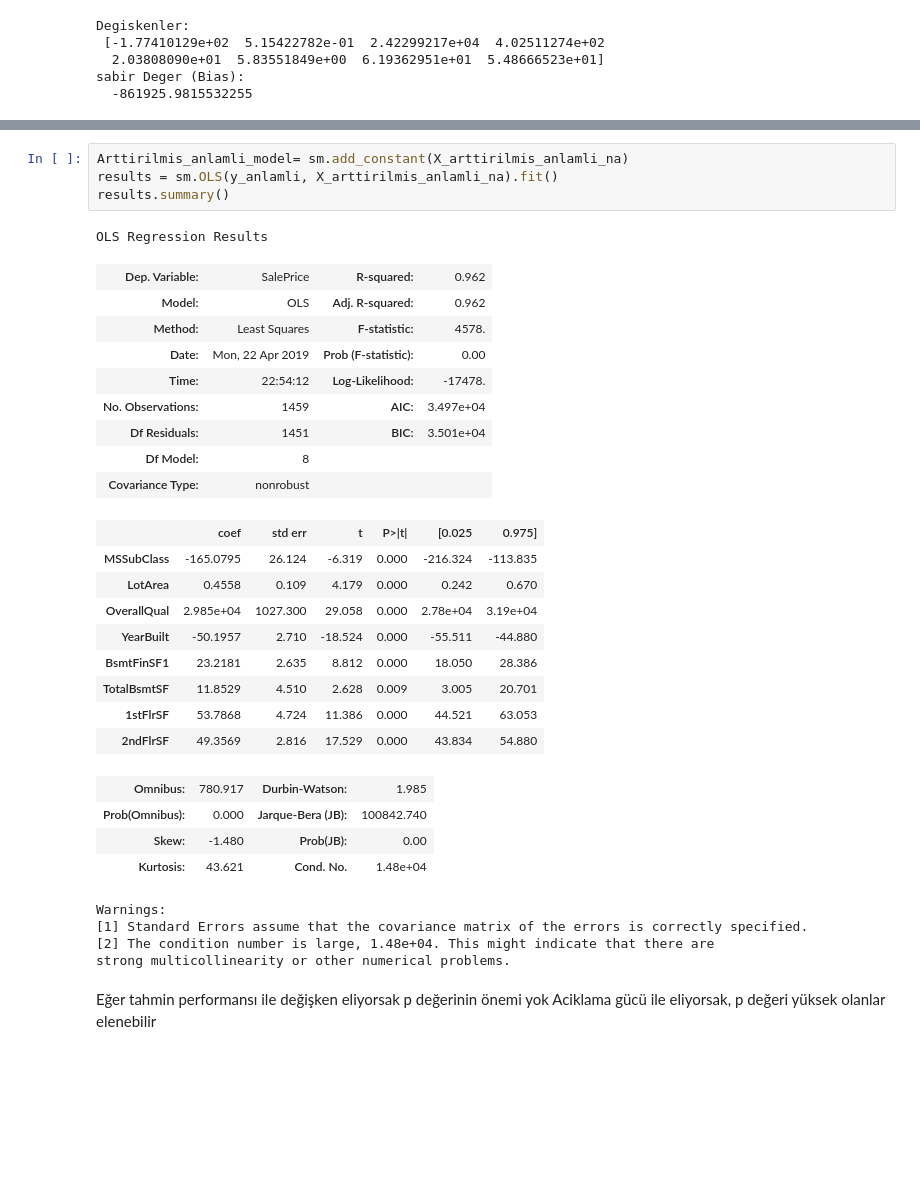
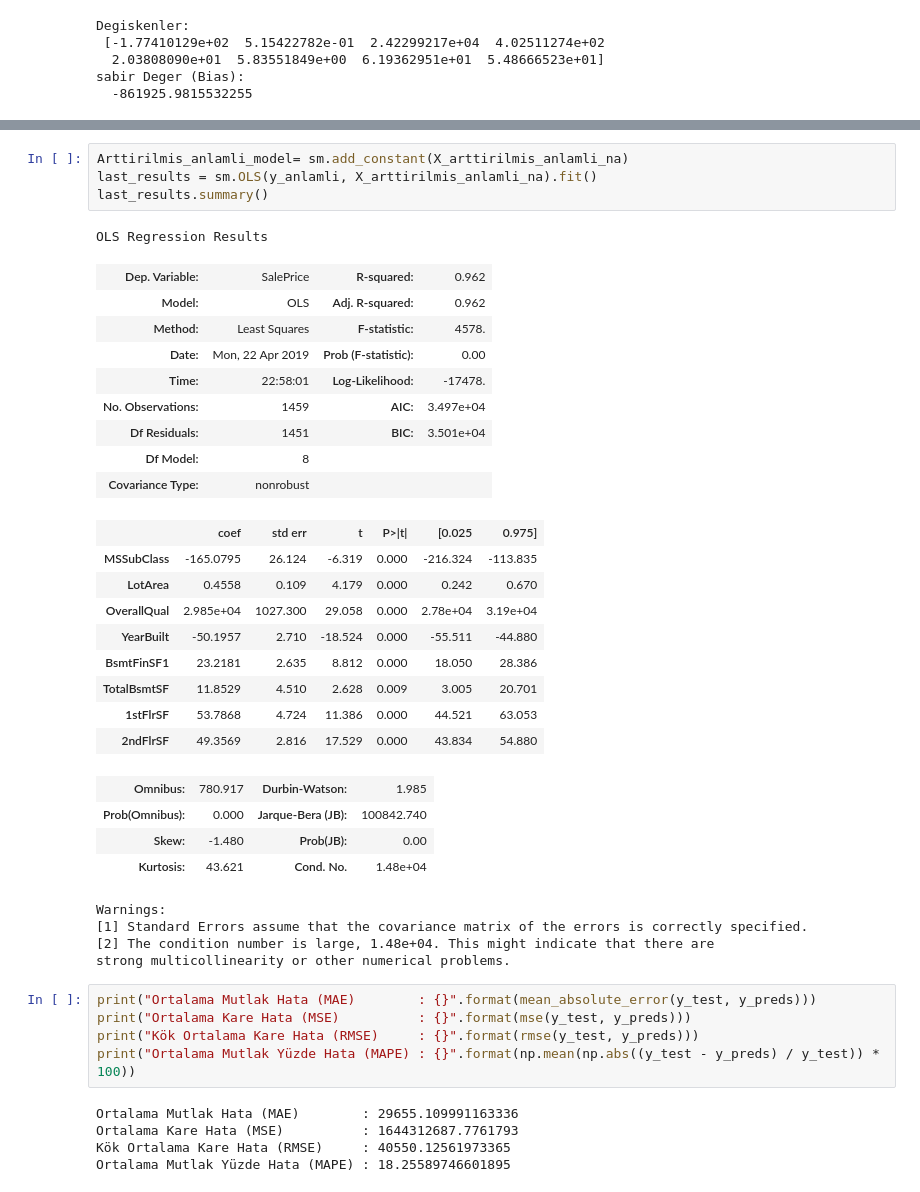
Before and after one commit to EceDolen/Bootcamp_-Bolum_6, a Jupyter notebook: Regresyon_Odev_6.ipynb, the cells around one changed output, grey strips where cells are left out. Cells and saved outputs as stored; diff of their text form; blank space fills up the shorter version.

```diff
--- a/Regresyon_Odev_6.ipynb
+++ b/Regresyon_Odev_6.ipynb
@@ -518,14 +529,14 @@ sabir Deger (Bias):
 # %%
 Arttirilmis_anlamli_model= sm.add_constant(X_arttirilmis_anlamli_na)
-results = sm.OLS(y_anlamli, X_arttirilmis_anlamli_na).fit()
-results.summary()
+last_results = sm.OLS(y_anlamli, X_arttirilmis_anlamli_na).fit()
+last_results.summary()
 # %% [output]
 OLS Regression Results
 | Dep. Variable: | SalePrice | R-squared: | 0.962 |
 | Model: | OLS | Adj. R-squared: | 0.962 |
 | Method: | Least Squares | F-statistic: | 4578. |
 | Date: | Mon, 22 Apr 2019 | Prob (F-statistic): | 0.00 |
-| Time: | 22:54:12 | Log-Likelihood: | -17478. |
+| Time: | 22:58:01 | Log-Likelihood: | -17478. |
 | No. Observations: | 1459 | AIC: | 3.497e+04 |
 | Df Residuals: | 1451 | BIC: | 3.501e+04 |
 | Df Model: | 8 |  |  |
@@ -547,6 +558,13 @@ Warnings:
 [1] Standard Errors assume that the covariance matrix of the errors is correctly specified.
 [2] The condition number is large, 1.48e+04. This might indicate that there are
 strong multicollinearity or other numerical problems.
-# %% [markdown]
-Eğer tahmin performansı ile değişken eliyorsak p değerinin önemi yok
-Aciklama gücü ile eliyorsak, p değeri yüksek olanlar elenebilir
+# %%
+print("Ortalama Mutlak Hata (MAE)        : {}".format(mean_absolute_error(y_test, y_preds)))
+print("Ortalama Kare Hata (MSE)          : {}".format(mse(y_test, y_preds)))
+print("Kök Ortalama Kare Hata (RMSE)     : {}".format(rmse(y_test, y_preds)))
+print("Ortalama Mutlak Yüzde Hata (MAPE) : {}".format(np.mean(np.abs((y_test - y_preds) / y_test)) * 100))
+# %% [output]
+Ortalama Mutlak Hata (MAE)        : 29655.109991163336
+Ortalama Kare Hata (MSE)          : 1644312687.7761793
+Kök Ortalama Kare Hata (RMSE)     : 40550.12561973365
+Ortalama Mutlak Yüzde Hata (MAPE) : 18.25589746601895
```
Also changed, not shown: parts of 9 cells of this notebook.
